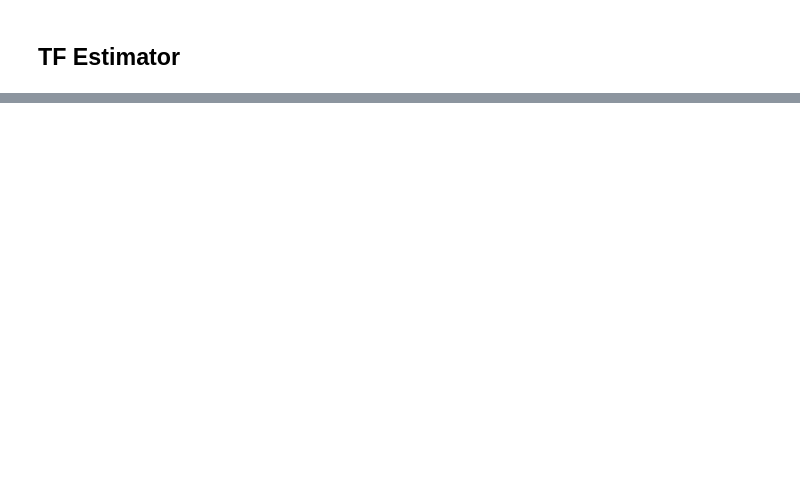
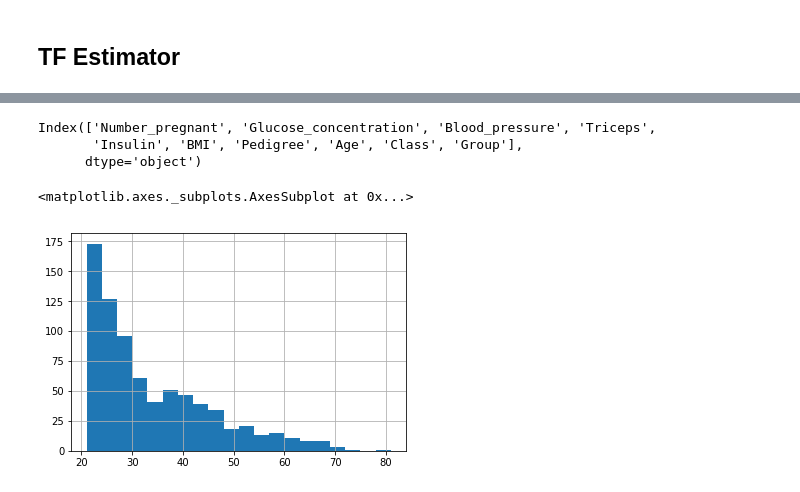
Before and after one commit to subodh2708/deep-learning--tensorflow-version-1, a Jupyter notebook: tensor flow notebook Practice.ipynb, the cells around one changed output, grey strips where cells are left out. Saved outputs shown, nothing was run; the diff lists cells and outputs as text; code cells hidden in the pictures; blank space fills up the shorter version.

Commit message:
Add files via upload
i practice DNN classfifier in tensor flow

```diff
--- a/tensor flow notebook Practice.ipynb
+++ b/tensor flow notebook Practice.ipynb
@@ -694,0 +749,2 @@ plt.plot(brand_new_data,predictions,'r*')
+# %%
+diabetes = pd.read_csv('C://Users//Lenovo//Desktop//FULL_TENSORFLOW_NOTES__AND_DATA//Tensorflow-Bootcamp-master//02-TensorFlow-Basics/pima-indians-diabetes.csv')
@@ -694,0 +766,5 @@ plt.plot(brand_new_data,predictions,'r*')
+# %%
+cols_to_norm = ['Number_pregnant', 'Glucose_concentration', 'Blood_pressure', 'Triceps',
+       'Insulin', 'BMI', 'Pedigree', ]
+# %%
+diabetes[cols_to_norm]= diabetes[cols_to_norm].apply(lambda x : (x - x.min())/(x.max()- x.min()))
@@ -694,0 +780,6 @@ plt.plot(brand_new_data,predictions,'r*')
+# %%
+diabetes.columns
+# %% [output]
+Index(['Number_pregnant', 'Glucose_concentration', 'Blood_pressure', 'Triceps',
+       'Insulin', 'BMI', 'Pedigree', 'Age', 'Class', 'Group'],
+      dtype='object')
@@ -694,0 +797,5 @@ plt.plot(brand_new_data,predictions,'r*')
+# %%
+diabetes['Age'].hist(bins = 20)
+# %% [output]
+<matplotlib.axes._subplots.AxesSubplot at 0x...>
+[figure, added]
```
Also changed, not shown: parts of 61 cells of this notebook.
